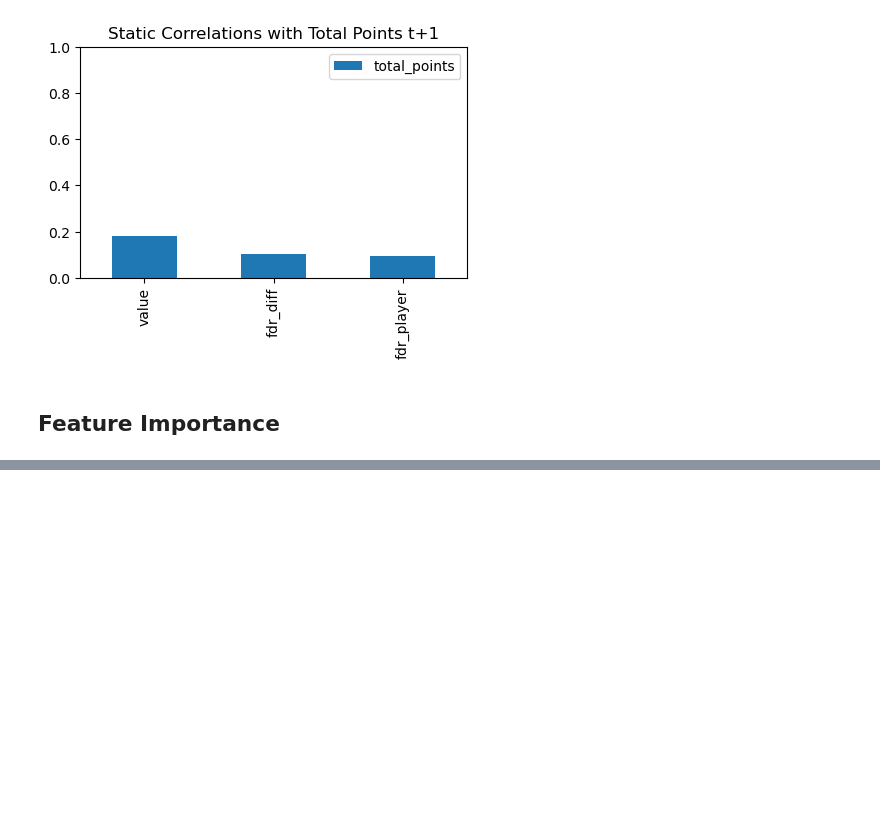
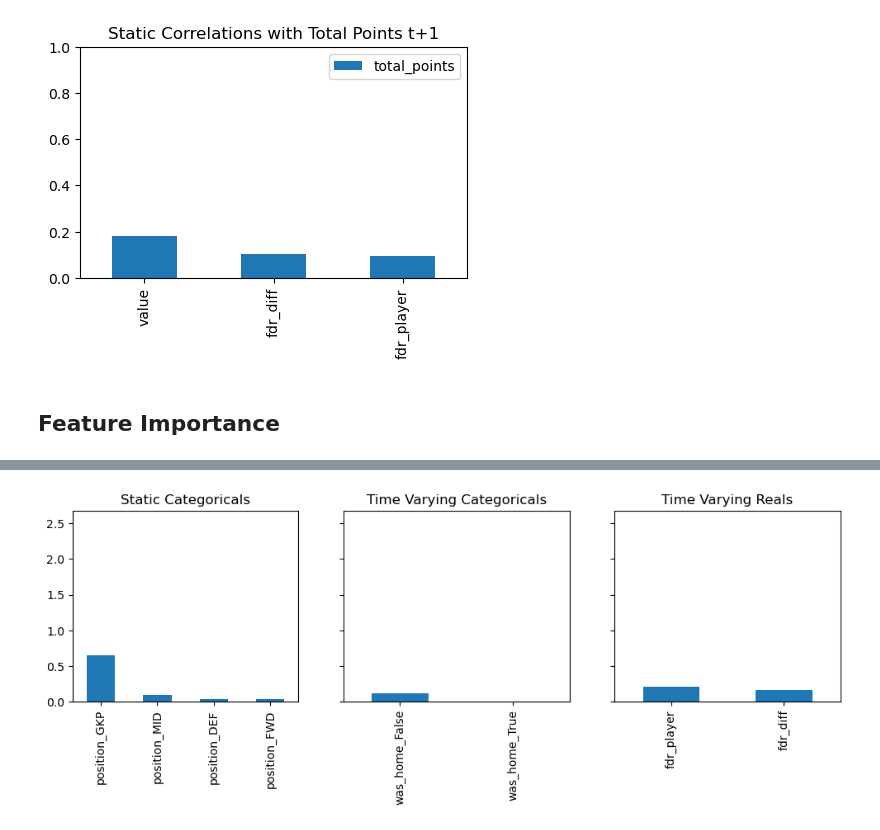
Before and after one commit to mps2e15/FPL_GameweekPrediction, a Jupyter notebook: notebooks/1. EDA.ipynb, the cells around one changed output, grey strips where cells are left out. Cells and saved outputs as stored; diff of their text form; code cells hidden in the pictures; blank space fills up the shorter version.

```diff
--- a/notebooks/1. EDA.ipynb
+++ b/notebooks/1. EDA.ipynb
@@ -333,0 +287,4 @@ ValueError: input_features should have length equal to number of features (21),
+# %%
+plot_static_and_future_importances(importances,STATIC_CATEGORICALS,TIME_VARYING_KNOWN_CATEGORICALS,TIME_VARYING_KNOWN_REALS)
+# %% [output]
+[figure, added]
```
Also changed, not shown: parts of 29 cells of this notebook, 3 other files.
